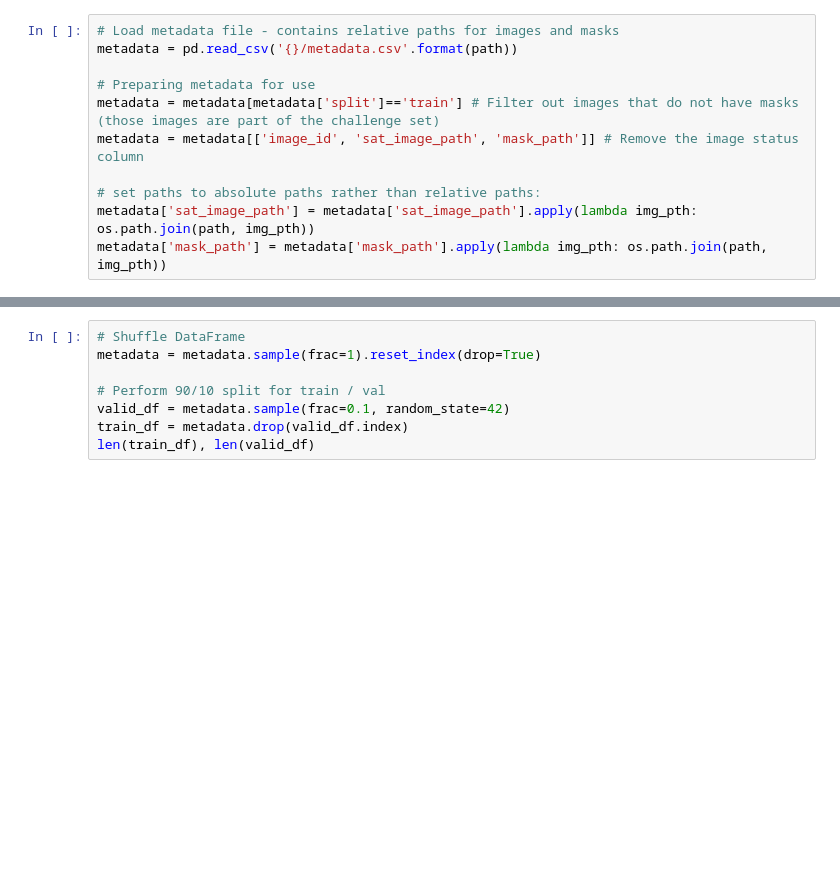
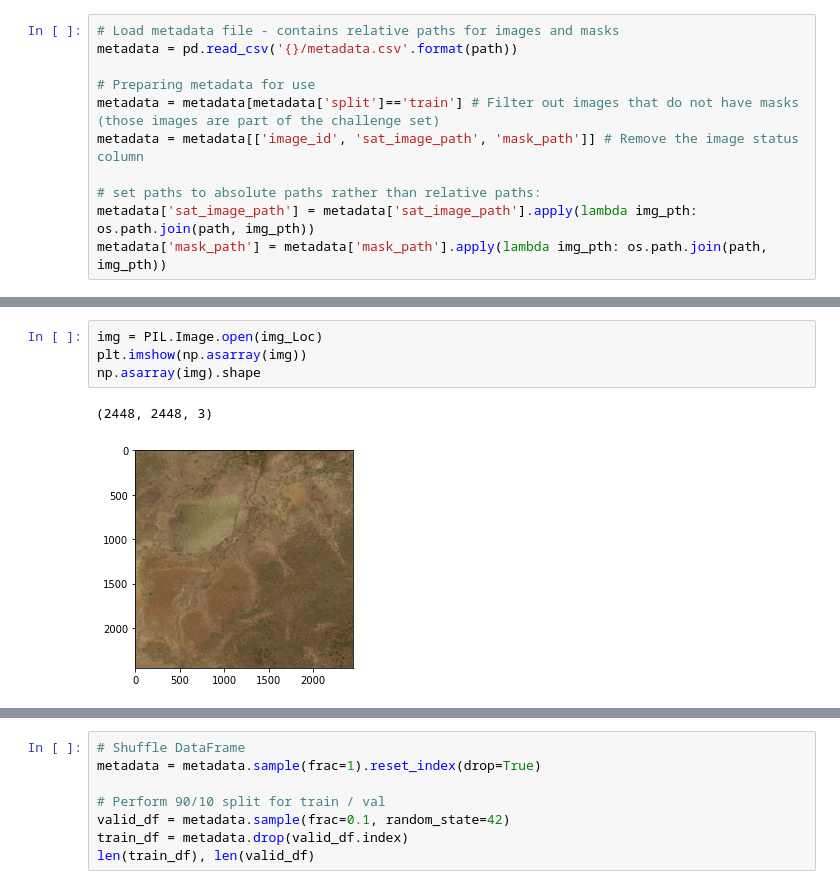
Before and after one commit to johnatawnclementawn/LandCoverSemanticSegmentation, a Jupyter notebook: landCov_semSeg.ipynb, the cells around one changed output, grey strips where cells are left out. Drawn from its saved outputs; the diff is of its cells as text; blank space fills up the shorter version.

```diff
--- a/landCov_semSeg.ipynb
+++ b/landCov_semSeg.ipynb
@@ -156,0 +207,7 @@ visualize(Image = dat, Mask = mask)
+# %%
+img = PIL.Image.open(img_Loc)
+plt.imshow(np.asarray(img))
+np.asarray(img).shape
+# %% [output]
+(2448, 2448, 3)
+[figure, added]
```
Also changed, not shown: parts of 10 cells of this notebook, 1 other file.
